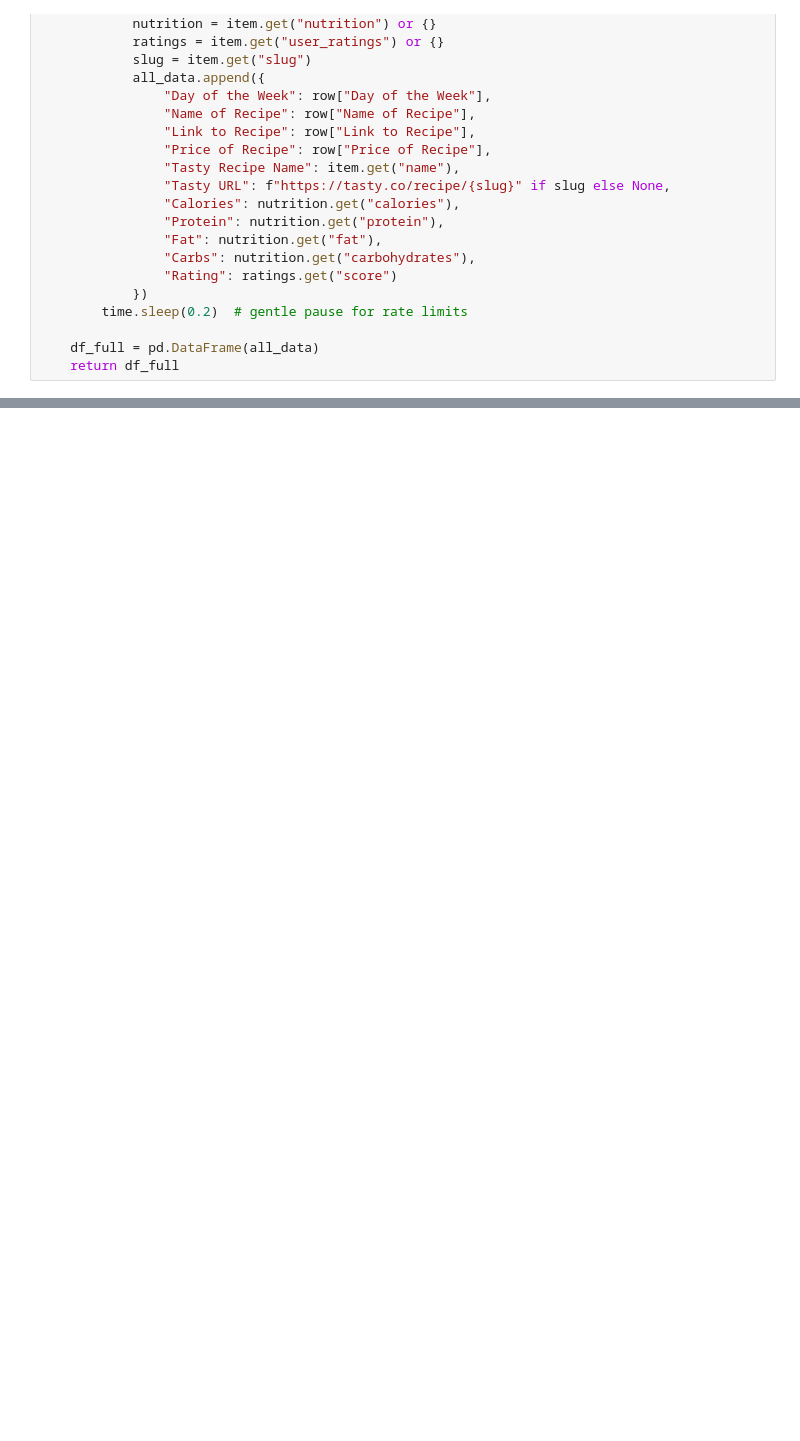
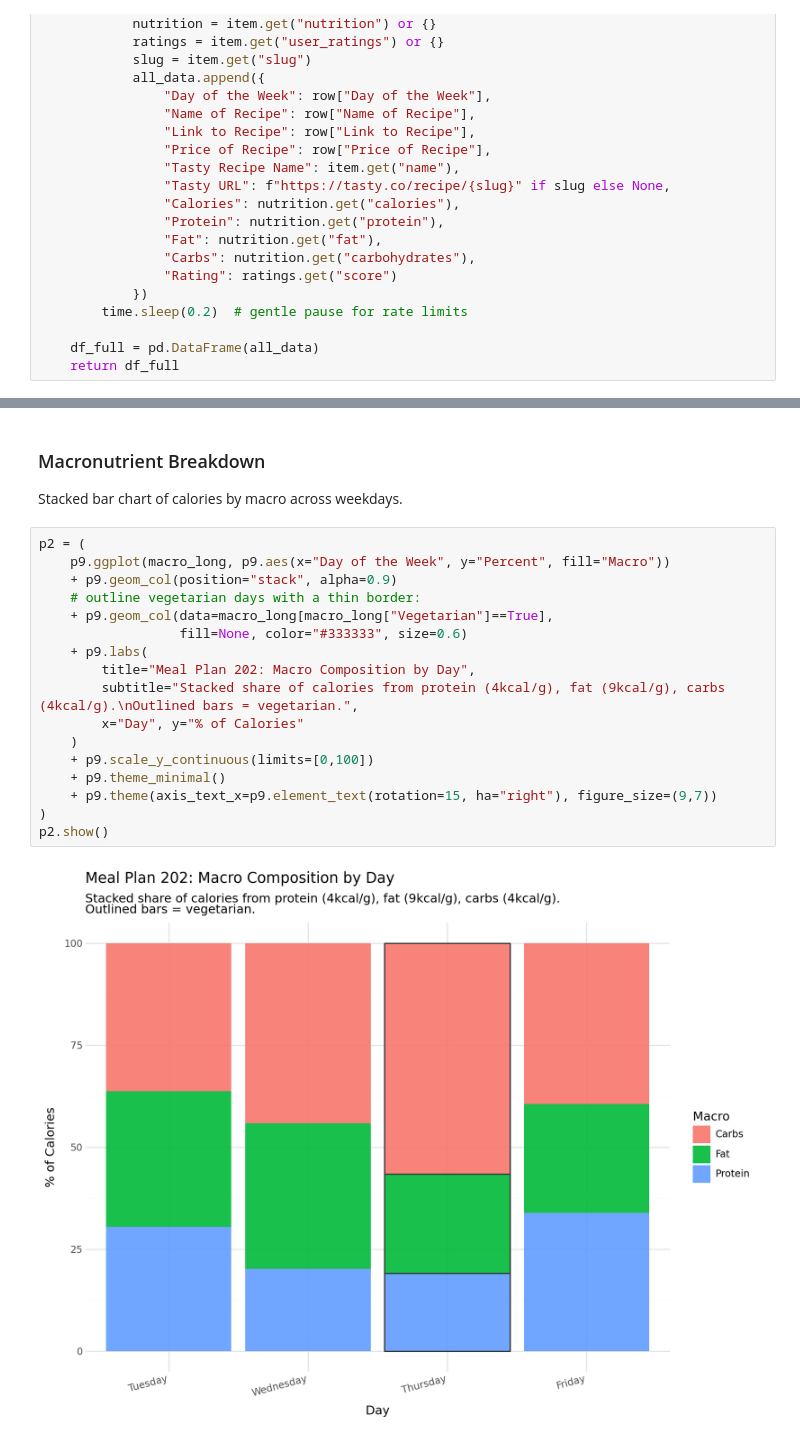
Before and after one commit to NavSanya/GSB544_Projects, a Jupyter notebook: Week4/Lab4/Lab4.ipynb, the cells around one changed output, grey strips where cells are left out. Cells and saved outputs as stored; diff of their text form; blank space fills up the shorter version.

```diff
--- a/Week4/Lab4/Lab4.ipynb
+++ b/Week4/Lab4/Lab4.ipynb
@@ -327,0 +475,22 @@ p.show()
+# %% [markdown]
+### Macronutrient Breakdown
+Stacked bar chart of calories by macro across weekdays.
+# %%
+p2 = (
+    p9.ggplot(macro_long, p9.aes(x="Day of the Week", y="Percent", fill="Macro"))
+    + p9.geom_col(position="stack", alpha=0.9)
+    # outline vegetarian days with a thin border:
+    + p9.geom_col(data=macro_long[macro_long["Vegetarian"]==True],
+                  fill=None, color="#333333", size=0.6)
+    + p9.labs(
+        title="Meal Plan 202: Macro Composition by Day",
+        subtitle="Stacked share of calories from protein (4kcal/g), fat (9kcal/g), carbs (4kcal/g).\nOutlined bars = vegetarian.",
+        x="Day", y="% of Calories"
+    )
+    + p9.scale_y_continuous(limits=[0,100])
+    + p9.theme_minimal()
+    + p9.theme(axis_text_x=p9.element_text(rotation=15, ha="right"), figure_size=(9,7))
+)
+p2.show()
+# %% [output]
+[figure, added]
```
Also changed, not shown: parts of 31 cells of this notebook, 12 other files.
